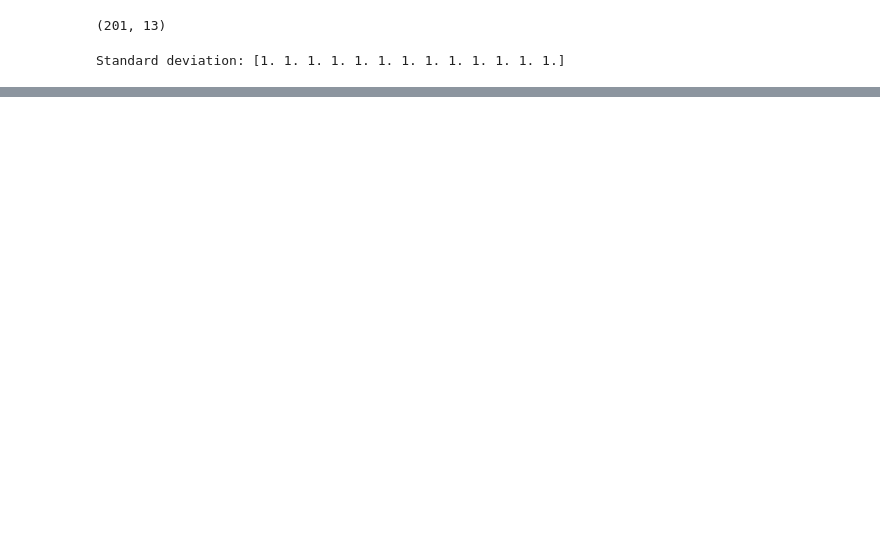
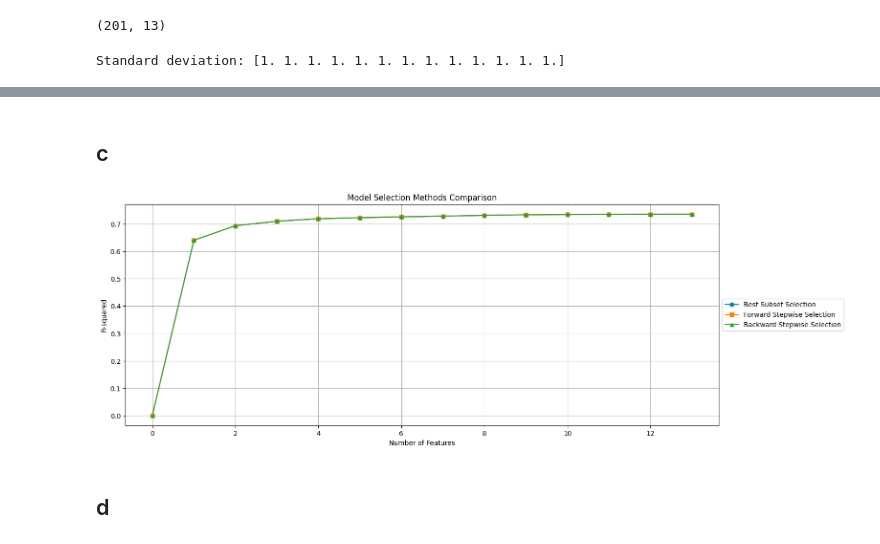
Before and after one commit to pedrobahia7/list01_ml_impa, a Jupyter notebook: notebooks/list01_q5.ipynb, the cells around one changed output, grey strips where cells are left out. Saved outputs shown, nothing was run; the diff lists cells and outputs as text; code cells hidden in the pictures; blank space fills up the shorter version.

```diff
--- a/notebooks/list01_q5.ipynb
+++ b/notebooks/list01_q5.ipynb
@@ -121,6 +123,7 @@ def best_subset_selection(X_train:np.ndarray, Y_train:np.ndarray)-> dict:
     best_model_k['0']['best_model'] = sm.OLS(Y_train, np.ones((len(Y_train),1))).fit()
     best_model_k['0']['best_r2'] = best_model_k['0']['best_model'].rsquared
     best_model_k['0']['best_features'] = []
+    tests_made = [()]
 
     for k in range(1, p+1):
         best_r2 = 0
@@ -131,6 +134,7 @@ def best_subset_selection(X_train:np.ndarray, Y_train:np.ndarray)-> dict:
         for feature_combination in itertools.combinations(range(p), k):
             X_train_aux  = sm.add_constant(X_train[:,feature_combination])
             model = sm.OLS(Y_train, X_train_aux).fit()
+            tests_made.append(feature_combination)
             if model.rsquared > best_r2:
                 best_r2 = model.rsquared
                 best_model = model
@@ -140,12 +144,17 @@ def best_subset_selection(X_train:np.ndarray, Y_train:np.ndarray)-> dict:
         best_model_k[str(k)] = {
             'best_model': best_model,
             'best_r2': best_r2,
-            'best_features': best_features
+            'best_features': list(best_features)
         }
 
+    # Sanity checks
+    assert len(tests_made) == 2**p, "Number of feature subsets evaluated does not match expected count."
+    assert len(tests_made) == len(set(tests_made)), "Duplicate feature subsets were evaluated."
+    assert len(best_model_k.keys()) == p + 1, "Best model dictionary does not contain expected number of entries."
+    assert not(any([best_model_k[k]['best_model'] == [] for k in best_model_k.keys()])), "Not all best models are valid."
+
+
     return best_model_k
-
-#best_models = best_subset_selection(X_train.values, y_train.values)
 # %%
 def foward_stepwise_selection(X_train:np.ndarray, Y_train:np.ndarray)-> dict:
     """
@@ -234,0 +332,4 @@ def lasso_regression_cv(X: np.ndarray, y: np.ndarray, cv_fold: np.ndarray, alpha
+# %%
+models_forward = foward_stepwise_selection(X_train.values, y_train.values)
+models_best = best_subset_selection(X_train.values, y_train.values)
+models_backward = backward_stepwise_selection(X_train.values, y_train.values)
@@ -234,0 +351,23 @@ def lasso_regression_cv(X: np.ndarray, y: np.ndarray, cv_fold: np.ndarray, alpha
+# %% [markdown]
+## c
+# %%
+keys = [int(x) for x in  list(models_best.keys())]
+models_best_r2 = [models_best[str(k)]['best_r2'] for k in keys]
+models_backward_r2 = [models_backward[str(k)]['best_r2'] for k in keys]
+models_forward_r2 = [models_forward[str(k)]['best_r2'] for k in keys]
+
+
+plt.figure(figsize=(16,6))
+plt.plot(keys, models_best_r2, marker='o', label='Best Subset Selection')
+plt.plot(keys, models_forward_r2, marker='s', label='Forward Stepwise Selection')
+plt.plot(keys, models_backward_r2, marker='^', label='Backward Stepwise Selection')
+plt.xlabel('Number of Features')
+plt.ylabel('R-squared')
+plt.title('Model Selection Methods Comparison')
+plt.legend(loc='center left', bbox_to_anchor=(1, 0.5))
+plt.grid()
+plt.show()
+# %% [output]
+[figure, added]
+# %% [markdown]
+## d
```
Also changed, not shown: parts of 15 cells of this notebook, 1 other file.
